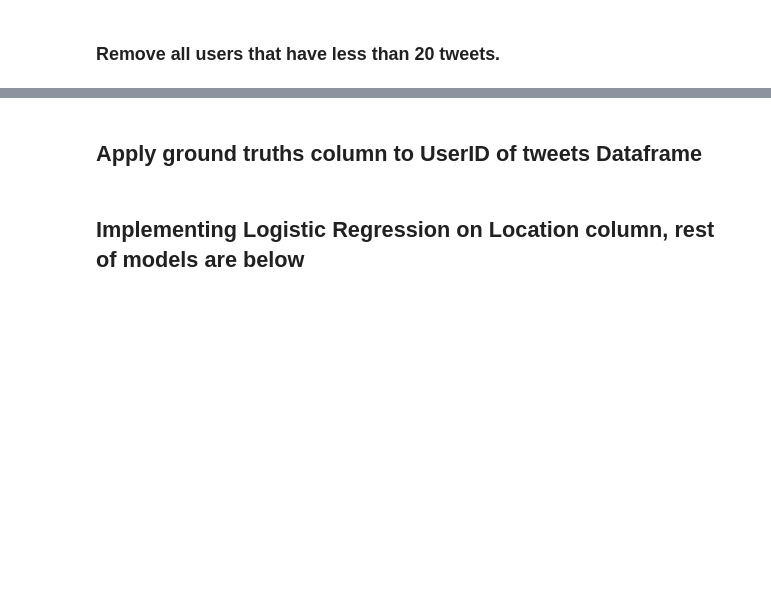
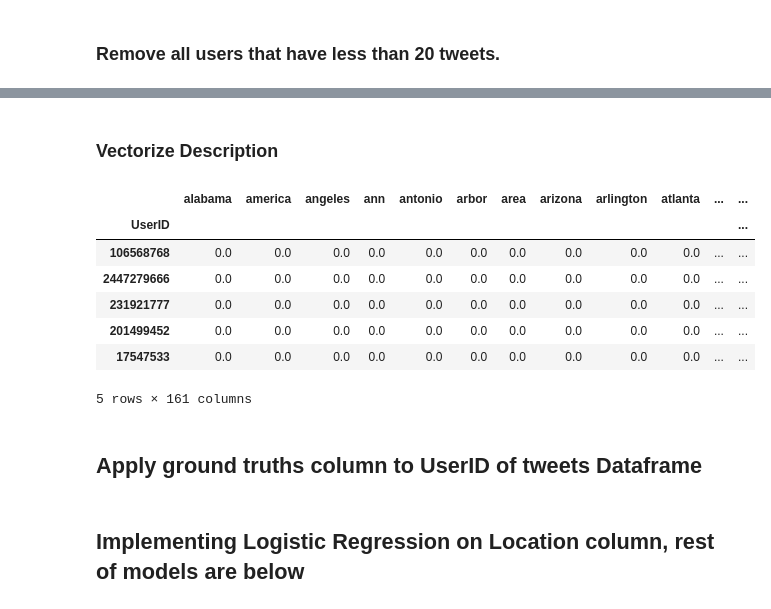
Before and after one commit to alecluna/CSC177A1, a Jupyter notebook: Project3_Classification.ipynb, the cells around one changed output, grey strips where cells are left out. Cells and saved outputs as stored; diff of their text form; code cells hidden in the pictures; blank space fills up the shorter version.

```diff
--- a/Project3_Classification.ipynb
+++ b/Project3_Classification.ipynb
@@ -109,15 +157,26 @@ df_text_Description.head()
+# %% [markdown]
+### Vectorize Description ###
 # %%
-vectorizerLocation = sk_text.TfidfVectorizer(#max_features = 1000,
+vectorizerLocation = sk_text.TfidfVectorizer(max_features = 1000,
                              #min_df=100,
                              #max_df=.8,
                              stop_words = ['UserID']
                             )
 tweets = tweets[tweets['LocationCleaned'].notnull()]
 
 matrixLocation = vectorizerLocation.fit_transform(tweets.LocationCleaned.values)
 tdidfLocation = matrixDescription.toarray()
 df_text_Location = pd.DataFrame(matrixLocation.todense(), index=tweets.UserID, columns=vectorizerLocation.get_feature_names())
 df_text_Location.head()
+# %% [output]
+|  | alabama | america | angeles | ann | antonio | arbor | area | arizona | arlington | atlanta | ... | ... |
+| UserID |  |  |  |  |  |  |  |  |  |  |  | ... |
+| 106568768 | 0.0 | 0.0 | 0.0 | 0.0 | 0.0 | 0.0 | 0.0 | 0.0 | 0.0 | 0.0 | ... | ... |
+| 2447279666 | 0.0 | 0.0 | 0.0 | 0.0 | 0.0 | 0.0 | 0.0 | 0.0 | 0.0 | 0.0 | ... | ... |
+| 231921777 | 0.0 | 0.0 | 0.0 | 0.0 | 0.0 | 0.0 | 0.0 | 0.0 | 0.0 | 0.0 | ... | ... |
+| 201499452 | 0.0 | 0.0 | 0.0 | 0.0 | 0.0 | 0.0 | 0.0 | 0.0 | 0.0 | 0.0 | ... | ... |
+| 17547533 | 0.0 | 0.0 | 0.0 | 0.0 | 0.0 | 0.0 | 0.0 | 0.0 | 0.0 | 0.0 | ... | ... |
+5 rows × 161 columns
 # %% [markdown]
 ## Apply ground truths column to UserID of tweets Dataframe ##
 # %%
```
Also changed, not shown: parts of 17 cells of this notebook.
